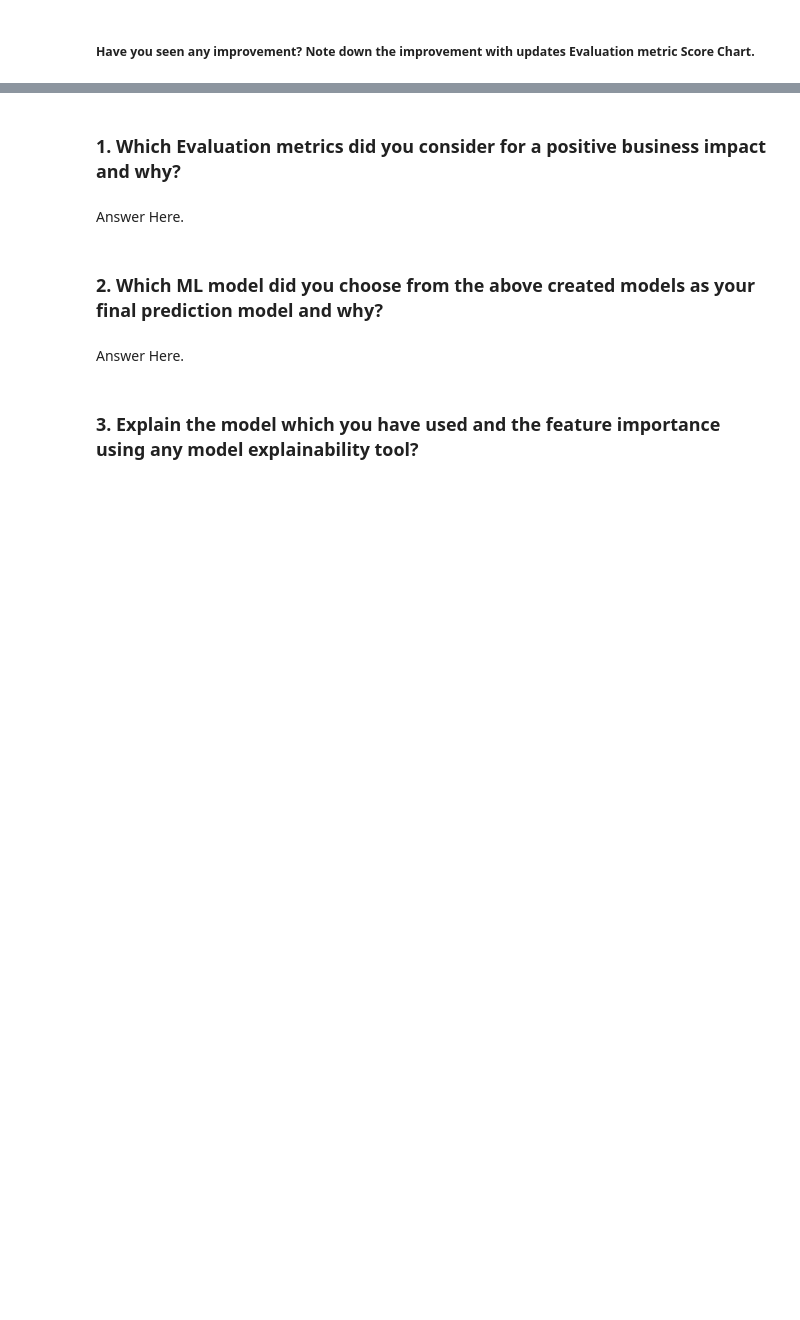
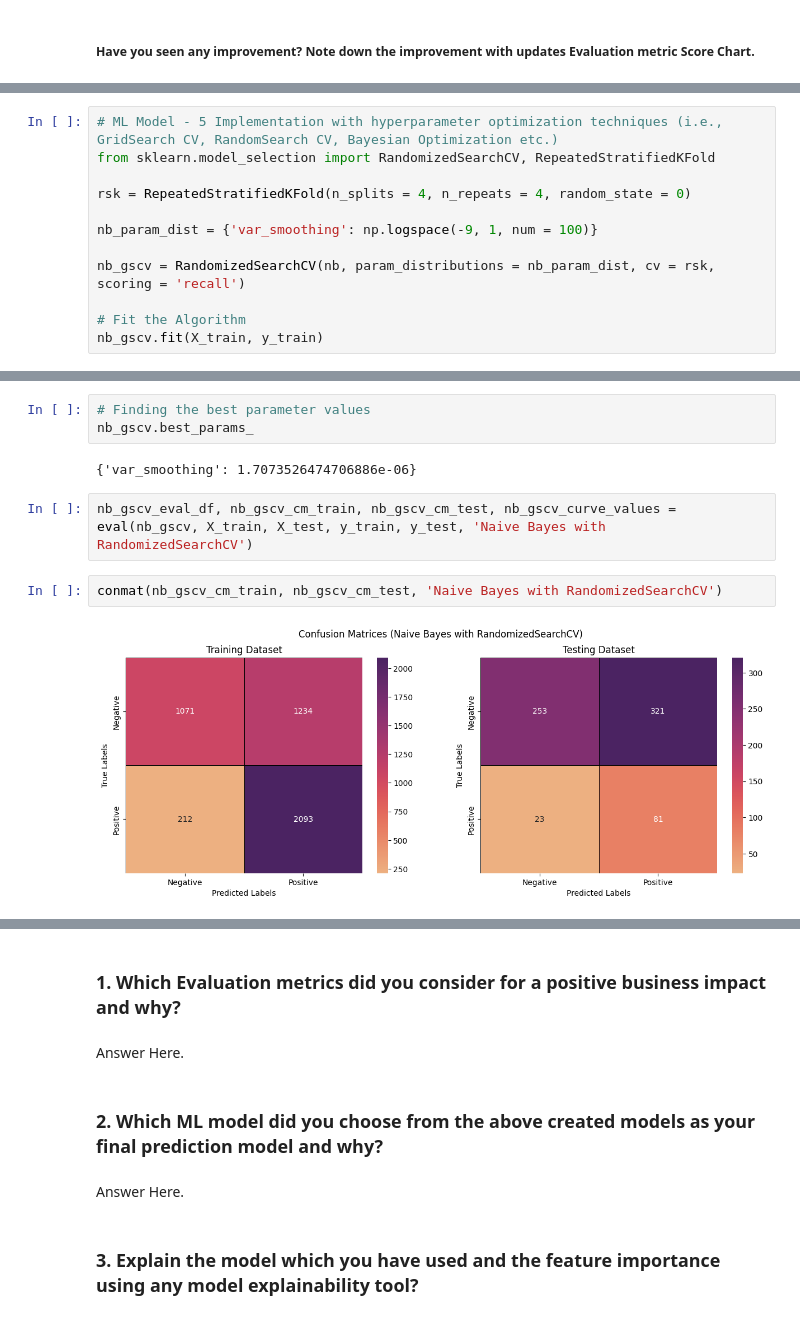
Before and after one commit to dipankarsahu1000/Cardiovascular-Risk-Prediction, a Jupyter notebook: Cardiovascular_Risk_Prediction.ipynb, the cells around one changed output, grey strips where cells are left out. Cells and saved outputs as stored; diff of their text form; blank space fills up the shorter version.

```diff
--- a/Cardiovascular_Risk_Prediction.ipynb
+++ b/Cardiovascular_Risk_Prediction.ipynb
@@ -1538,0 +1531,12 @@ pd.concat([rf_eval_df, rf_gscv_eval_df], axis = 1)
+# %%
+# ML Model - 5 Implementation with hyperparameter optimization techniques (i.e., GridSearch CV, RandomSearch CV, Bayesian Optimization etc.)
+from sklearn.model_selection import RandomizedSearchCV, RepeatedStratifiedKFold
+
+rsk = RepeatedStratifiedKFold(n_splits = 4, n_repeats = 4, random_state = 0)
+
+nb_param_dist = {'var_smoothing': np.logspace(-9, 1, num = 100)}
+
+nb_gscv = RandomizedSearchCV(nb, param_distributions = nb_param_dist, cv = rsk, scoring = 'recall')
+
+# Fit the Algorithm
+nb_gscv.fit(X_train, y_train)
@@ -1538,0 +1557,11 @@ pd.concat([rf_eval_df, rf_gscv_eval_df], axis = 1)
+# %%
+# Finding the best parameter values
+nb_gscv.best_params_
+# %% [output]
+{'var_smoothing': 1.7073526474706886e-06}
+# %%
+nb_gscv_eval_df, nb_gscv_cm_train, nb_gscv_cm_test, nb_gscv_curve_values = eval(nb_gscv, X_train, X_test, y_train, y_test, 'Naive Bayes with RandomizedSearchCV')
+# %%
+conmat(nb_gscv_cm_train, nb_gscv_cm_test, 'Naive Bayes with RandomizedSearchCV')
+# %% [output]
+[figure, added]
```
Also changed, not shown: parts of 59 cells of this notebook.
